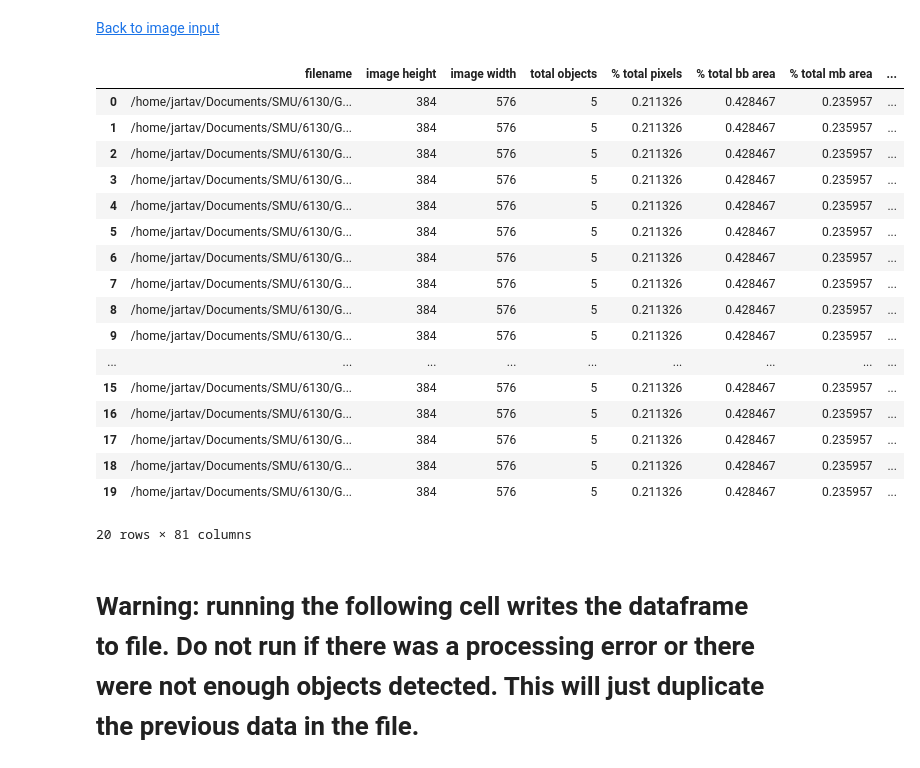
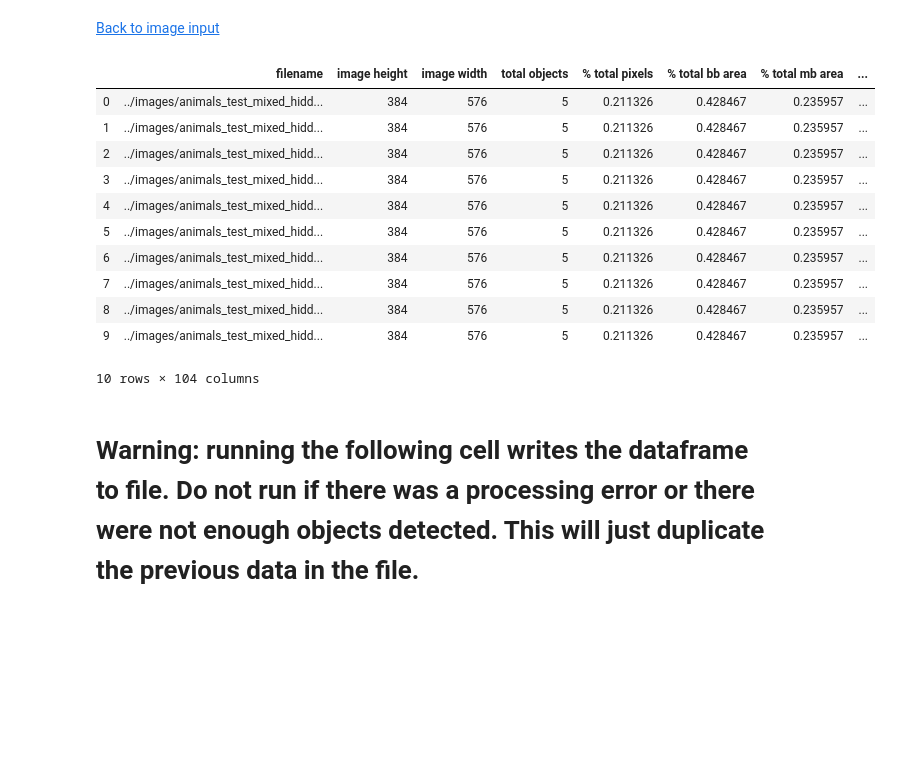
Before and after one commit to JaimeVillanueva/Capstone, a Jupyter notebook: source/Relation_Testing.ipynb, the cells around one changed output. Drawn from its saved outputs; the diff is of its cells as text; code cells hidden in the pictures; blank space fills up the shorter version.

Commit message:
complete feature test notebook

```diff
--- a/source/Relation_Testing.ipynb
+++ b/source/Relation_Testing.ipynb
@@ -121,6 +171,7 @@ imap = ObjectMapping(imagefile, r, class_names)
 if imap.total_objects <= 1:
     print('Not enough objects detected.')
 else:
+    max_objects = 6
     image_data = defaultdict(list)
     object_bb = {}
     object_mb = {}
@@ -137,14 +188,14 @@ else:
         areas_bb[i] = area_from_box(*object_bb[i])
         areas_mb[i] = area_from_box(*object_mb[i])
 
-    ids = [i for i in ids if i < 6] # Limits the objects detected to 5.
+    ids = [i for i in ids if i < max_objects] # Limits the objects detected.
     image_area = imap.img_height*imap.img_width
     ptot_bb_area = sum(areas_bb.values())
     ptot_mb_area = sum(areas_mb.values())
     ptot_mask_pixels = sum(object_pixels.values())
 
     display_instances(img_array, r['rois'], r['masks'], r['class_ids'], class_names, r['scores'])
-    object_combos = permutations(ids, r=2)
+    object_combos = combinations(ids, r=2) # choose combinations or permutations
     for a, b in object_combos:
         # Overall image data
         image_data['filename'].append(imap.filename)
@@ -253,6 +304,37 @@ else:
         image_data['a_on_b'].append(np.any(np.bitwise_and(maska, toplineb)))
         image_data['b_on_a'].append(np.any(np.bitwise_and(maskb, toplinea)))
 
+        # Annotating Results from objectmappy.py
+        imap.object_outline(a,b, show_id=True).show()
+        relations = dict(*imap.object_relations(a,b).values())
+        for k, v in relations.items():
+            if v:
+                image_data[k].append(list(v))
+                image_data[f"check {k}"].append(relation_response(k,v))
+                image_data[f"depth check {k}"].append(depth_relation_response(k,v))
+            else:
+                image_data[k].append(0)
+                image_data[f"check {k}"].append(relation_response(k,v))
+                image_data[f"depth check {k}"].append(depth_relation_response(k,v))
+
+        location = imap.object_location(a, grid=True)
+        image_data['object A location'].append(location)
+        image_data['check object A location'].append(location_response(location))
+
+        location = imap.object_location(b, grid=True)
+        image_data['object B location'].append(location)
+        image_data['check object B location'].append(location_response(location))
+
+        location = imap.grid_coords(a, grid=True)
+        image_data['object A grid'].append(location)
+        image_data['check object A grid'].append(location_response(location))
+
+        location = imap.grid_coords(b, grid=True)
+        image_data['object B grid'].append(location)
+        image_data['check object B grid'].append(location_response(location))
+
+
+        # Annotation responses for feature analysis
         imap.object_outline(a,b, show_id=True).show()
         depth = depth_response(a,b)
         if depth == 1:
@@ -287,30 +350,24 @@ Is object 5 in object 4?
 [Back to image input](#input)
 # %%
 # %% Cell 10
-if len(image_data) == 81:
+if len(image_data) == 107:
     df = pd.DataFrame.from_dict(image_data)
 else:
-    print("Double-check dictionary size. There should be 81 key:value combinations.")
+    print("Double-check dictionary size. There should be 107 key:value combinations.")
 df
 # %% [output]
 |  | filename | image height | image width | total objects | % total pixels | % total bb area | % total mb area | ... |
-| 0 | /home/jartav/Documents/SMU/6130/G... | 384 | 576 | 5 | 0.211326 | 0.428467 | 0.235957 | ... |
-| 1 | /home/jartav/Documents/SMU/6130/G... | 384 | 576 | 5 | 0.211326 | 0.428467 | 0.235957 | ... |
-| 2 | /home/jartav/Documents/SMU/6130/G... | 384 | 576 | 5 | 0.211326 | 0.428467 | 0.235957 | ... |
-| 3 | /home/jartav/Documents/SMU/6130/G... | 384 | 576 | 5 | 0.211326 | 0.428467 | 0.235957 | ... |
-| 4 | /home/jartav/Documents/SMU/6130/G... | 384 | 576 | 5 | 0.211326 | 0.428467 | 0.235957 | ... |
-| 5 | /home/jartav/Documents/SMU/6130/G... | 384 | 576 | 5 | 0.211326 | 0.428467 | 0.235957 | ... |
-| 6 | /home/jartav/Documents/SMU/6130/G... | 384 | 576 | 5 | 0.211326 | 0.428467 | 0.235957 | ... |
-| 7 | /home/jartav/Documents/SMU/6130/G... | 384 | 576 | 5 | 0.211326 | 0.428467 | 0.235957 | ... |
-| 8 | /home/jartav/Documents/SMU/6130/G... | 384 | 576 | 5 | 0.211326 | 0.428467 | 0.235957 | ... |
-| 9 | /home/jartav/Documents/SMU/6130/G... | 384 | 576 | 5 | 0.211326 | 0.428467 | 0.235957 | ... |
-| ... | ... | ... | ... | ... | ... | ... | ... | ... |
-| 15 | /home/jartav/Documents/SMU/6130/G... | 384 | 576 | 5 | 0.211326 | 0.428467 | 0.235957 | ... |
-| 16 | /home/jartav/Documents/SMU/6130/G... | 384 | 576 | 5 | 0.211326 | 0.428467 | 0.235957 | ... |
-| 17 | /home/jartav/Documents/SMU/6130/G... | 384 | 576 | 5 | 0.211326 | 0.428467 | 0.235957 | ... |
-| 18 | /home/jartav/Documents/SMU/6130/G... | 384 | 576 | 5 | 0.211326 | 0.428467 | 0.235957 | ... |
-| 19 | /home/jartav/Documents/SMU/6130/G... | 384 | 576 | 5 | 0.211326 | 0.428467 | 0.235957 | ... |
+| 0 | ../images/animals_test_mixed_hidd... | 384 | 576 | 5 | 0.211326 | 0.428467 | 0.235957 | ... |
+| 1 | ../images/animals_test_mixed_hidd... | 384 | 576 | 5 | 0.211326 | 0.428467 | 0.235957 | ... |
+| 2 | ../images/animals_test_mixed_hidd... | 384 | 576 | 5 | 0.211326 | 0.428467 | 0.235957 | ... |
+| 3 | ../images/animals_test_mixed_hidd... | 384 | 576 | 5 | 0.211326 | 0.428467 | 0.235957 | ... |
+| 4 | ../images/animals_test_mixed_hidd... | 384 | 576 | 5 | 0.211326 | 0.428467 | 0.235957 | ... |
+| 5 | ../images/animals_test_mixed_hidd... | 384 | 576 | 5 | 0.211326 | 0.428467 | 0.235957 | ... |
+| 6 | ../images/animals_test_mixed_hidd... | 384 | 576 | 5 | 0.211326 | 0.428467 | 0.235957 | ... |
+| 7 | ../images/animals_test_mixed_hidd... | 384 | 576 | 5 | 0.211326 | 0.428467 | 0.235957 | ... |
+| 8 | ../images/animals_test_mixed_hidd... | 384 | 576 | 5 | 0.211326 | 0.428467 | 0.235957 | ... |
+| 9 | ../images/animals_test_mixed_hidd... | 384 | 576 | 5 | 0.211326 | 0.428467 | 0.235957 | ... |
-20 rows × 81 columns
+10 rows × 104 columns
 # %% [markdown]
 # Warning: running the following cell writes the dataframe to file. Do not run if there was a processing error or there were not enough objects detected. This will just duplicate the previous data in the file.
 # %%
```
Also changed, not shown: parts of 9 cells of this notebook, 4 other files.
